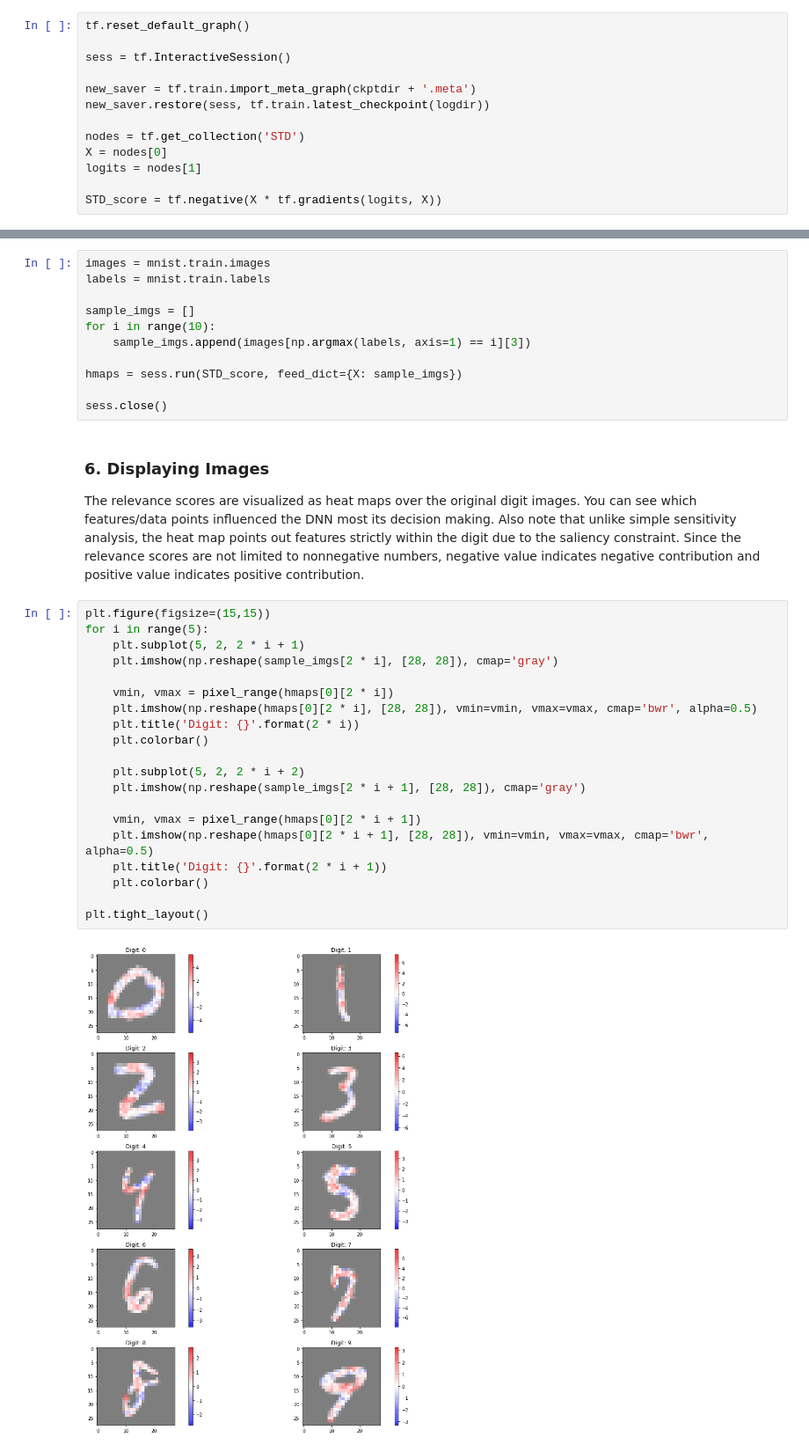
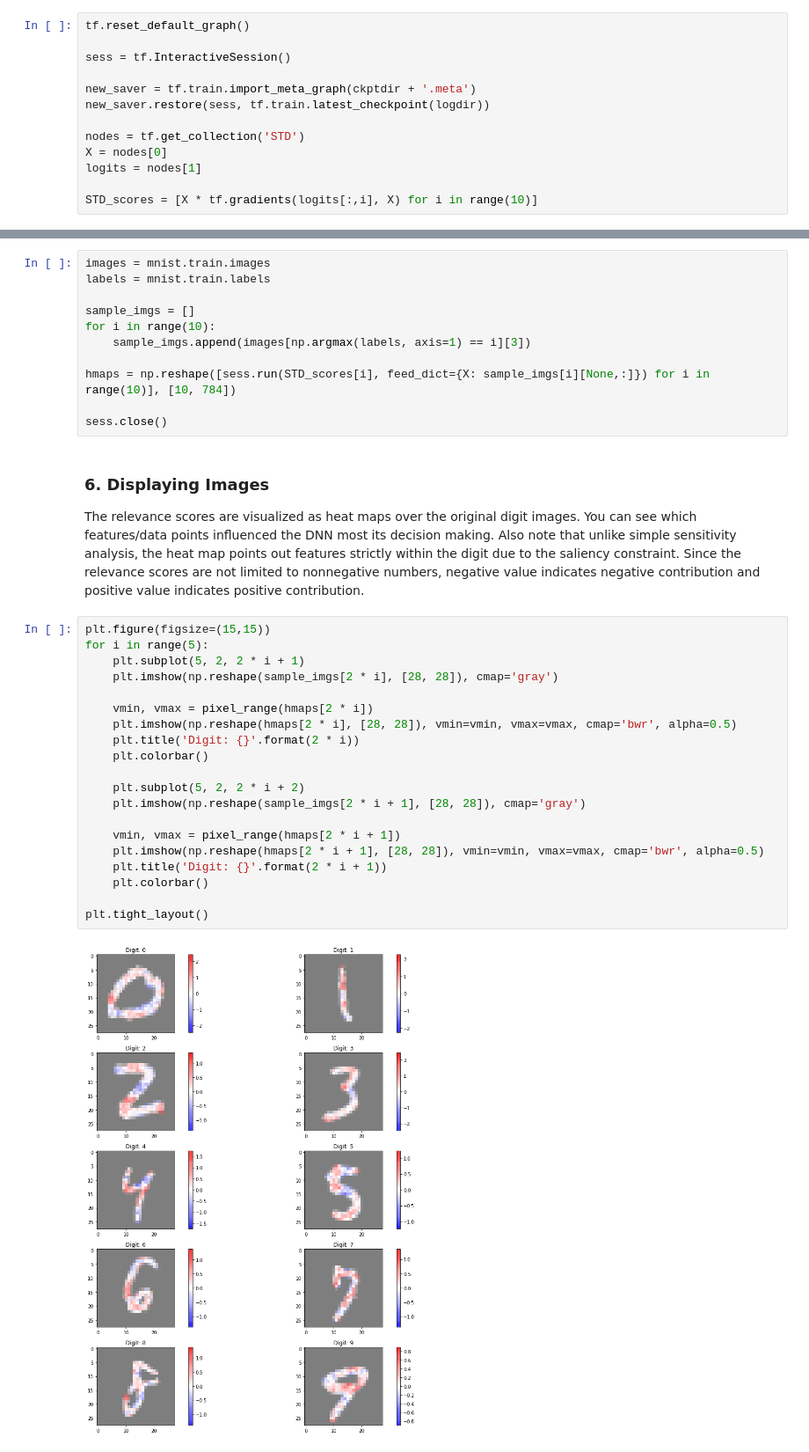
Before and after one commit to 1202kbs/Understanding-NN, a Jupyter notebook: 2.2 Simple Taylor Decomposition.ipynb, the cells around one changed output, grey strips where cells are left out. Shown at 88% size. Saved outputs shown, nothing was run; the diff lists cells and outputs as text.

```diff
--- a/2.2 Simple Taylor Decomposition.ipynb
+++ b/2.2 Simple Taylor Decomposition.ipynb
@@ -219,7 +219,7 @@ nodes = tf.get_collection('STD')
 X = nodes[0]
 logits = nodes[1]
 
-STD_score = tf.negative(X * tf.gradients(logits, X))
+STD_scores = [X * tf.gradients(logits[:,i], X) for i in range(10)]
 # %% [output]
 INFO:tensorflow:Restoring parameters from ./tf_logs/2_2_STD/model
 # %% [markdown]
@@ -232,7 +232,7 @@ sample_imgs = []
 for i in range(10):
     sample_imgs.append(images[np.argmax(labels, axis=1) == i][3])
 
-hmaps = sess.run(STD_score, feed_dict={X: sample_imgs})
+hmaps = np.reshape([sess.run(STD_scores[i], feed_dict={X: sample_imgs[i][None,:]}) for i in range(10)], [10, 784])
 
 sess.close()
 # %% [markdown]
@@ -242,22 +242,22 @@ The relevance scores are visualized as heat maps over the original digit images.
 # %%
 plt.figure(figsize=(15,15))
 for i in range(5):
     plt.subplot(5, 2, 2 * i + 1)
     plt.imshow(np.reshape(sample_imgs[2 * i], [28, 28]), cmap='gray')
 
-    vmin, vmax = pixel_range(hmaps[0][2 * i])
-    plt.imshow(np.reshape(hmaps[0][2 * i], [28, 28]), vmin=vmin, vmax=vmax, cmap='bwr', alpha=0.5)
+    vmin, vmax = pixel_range(hmaps[2 * i])
+    plt.imshow(np.reshape(hmaps[2 * i], [28, 28]), vmin=vmin, vmax=vmax, cmap='bwr', alpha=0.5)
     plt.title('Digit: {}'.format(2 * i))
     plt.colorbar()
 
     plt.subplot(5, 2, 2 * i + 2)
     plt.imshow(np.reshape(sample_imgs[2 * i + 1], [28, 28]), cmap='gray')
 
-    vmin, vmax = pixel_range(hmaps[0][2 * i + 1])
-    plt.imshow(np.reshape(hmaps[0][2 * i + 1], [28, 28]), vmin=vmin, vmax=vmax, cmap='bwr', alpha=0.5)
+    vmin, vmax = pixel_range(hmaps[2 * i + 1])
+    plt.imshow(np.reshape(hmaps[2 * i + 1], [28, 28]), vmin=vmin, vmax=vmax, cmap='bwr', alpha=0.5)
     plt.title('Digit: {}'.format(2 * i + 1))
     plt.colorbar()
 
 plt.tight_layout()
 # %% [output]
-[figure, old version]
+[figure, new version]
```
Also changed, not shown: 6 other files.
